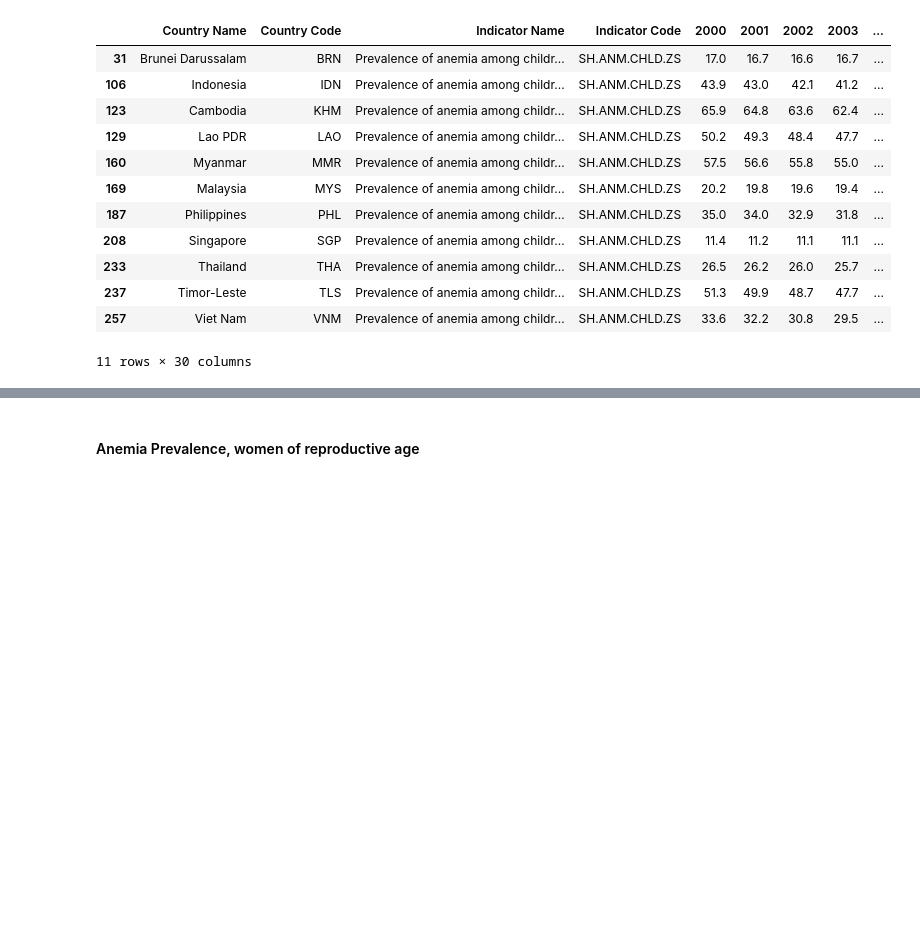
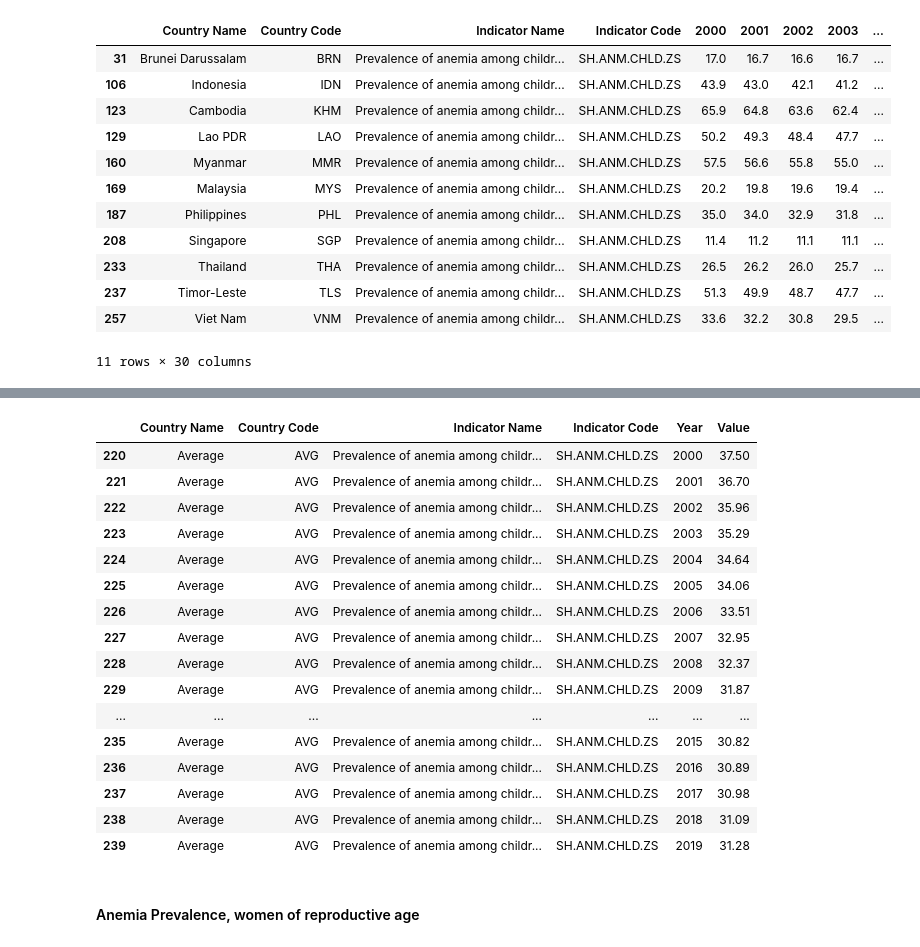
Before and after one commit to leon-pscl/CPE311_Computational-Thinking-with-Python, a Jupyter notebook: Final/ADSE/CleanItUp.ipynb, the cells around one changed output, grey strips where cells are left out. Saved outputs shown, nothing was run; the diff lists cells and outputs as text; code cells hidden in the pictures; blank space fills up the shorter version.

```diff
--- a/Final/ADSE/CleanItUp.ipynb
+++ b/Final/ADSE/CleanItUp.ipynb
@@ -74,0 +91,4 @@ SEA_Anemia_U5_melted.head(5)
+# %%
+# remove rows w/ missing values
+SEA_Anemia_U5_melted = SEA_Anemia_U5_melted.dropna()
+SEA_Anemia_U5_melted
@@ -75,3 +119,42 @@ SEA_Anemia_U5_melted.head(5)
+# %%
+yearly_averages = SEA_Anemia_U5_melted.groupby('Year', as_index=False)['Value'].mean()
+
+avg_rows = pd.DataFrame({
+    'Country Name': 'Average',
+    'Country Code': 'AVG',
+    'Indicator Name': 'Prevalence of anemia among children (% of children ages 6-59 months)',
+    'Indicator Code': 'SH.ANM.CHLD.ZS',
+    'Year': yearly_averages['Year'],
+    'Value': yearly_averages['Value']
+})
+
+df_with_averages = pd.concat([SEA_Anemia_U5_melted, avg_rows], ignore_index=True)
+
+# Round the Value column
+df_with_averages['Value'] = df_with_averages['Value'].round(2)
+
+# Optional: sort by year
+df_with_averages = df_with_averages.sort_values(by='Year')
+
+df_with_averages.query("`Country Name` == 'Average'")
+# %% [output]
+|  | Country Name | Country Code | Indicator Name | Indicator Code | Year | Value |
+| 220 | Average | AVG | Prevalence of anemia among childr... | SH.ANM.CHLD.ZS | 2000 | 37.50 |
+| 221 | Average | AVG | Prevalence of anemia among childr... | SH.ANM.CHLD.ZS | 2001 | 36.70 |
+| 222 | Average | AVG | Prevalence of anemia among childr... | SH.ANM.CHLD.ZS | 2002 | 35.96 |
+| 223 | Average | AVG | Prevalence of anemia among childr... | SH.ANM.CHLD.ZS | 2003 | 35.29 |
+| 224 | Average | AVG | Prevalence of anemia among childr... | SH.ANM.CHLD.ZS | 2004 | 34.64 |
+| 225 | Average | AVG | Prevalence of anemia among childr... | SH.ANM.CHLD.ZS | 2005 | 34.06 |
+| 226 | Average | AVG | Prevalence of anemia among childr... | SH.ANM.CHLD.ZS | 2006 | 33.51 |
+| 227 | Average | AVG | Prevalence of anemia among childr... | SH.ANM.CHLD.ZS | 2007 | 32.95 |
+| 228 | Average | AVG | Prevalence of anemia among childr... | SH.ANM.CHLD.ZS | 2008 | 32.37 |
+| 229 | Average | AVG | Prevalence of anemia among childr... | SH.ANM.CHLD.ZS | 2009 | 31.87 |
+| ... | ... | ... | ... | ... | ... | ... |
+| 235 | Average | AVG | Prevalence of anemia among childr... | SH.ANM.CHLD.ZS | 2015 | 30.82 |
+| 236 | Average | AVG | Prevalence of anemia among childr... | SH.ANM.CHLD.ZS | 2016 | 30.89 |
+| 237 | Average | AVG | Prevalence of anemia among childr... | SH.ANM.CHLD.ZS | 2017 | 30.98 |
+| 238 | Average | AVG | Prevalence of anemia among childr... | SH.ANM.CHLD.ZS | 2018 | 31.09 |
+| 239 | Average | AVG | Prevalence of anemia among childr... | SH.ANM.CHLD.ZS | 2019 | 31.28 |
 # %%
 SEA_Anemia_U5_melted['Year_Date'] = pd.to_datetime(SEA_Anemia_U5_melted['Year'].astype(str) + '-01-01')
 # %%
```
Also changed, not shown: parts of 9 cells of this notebook, 1 other file.
